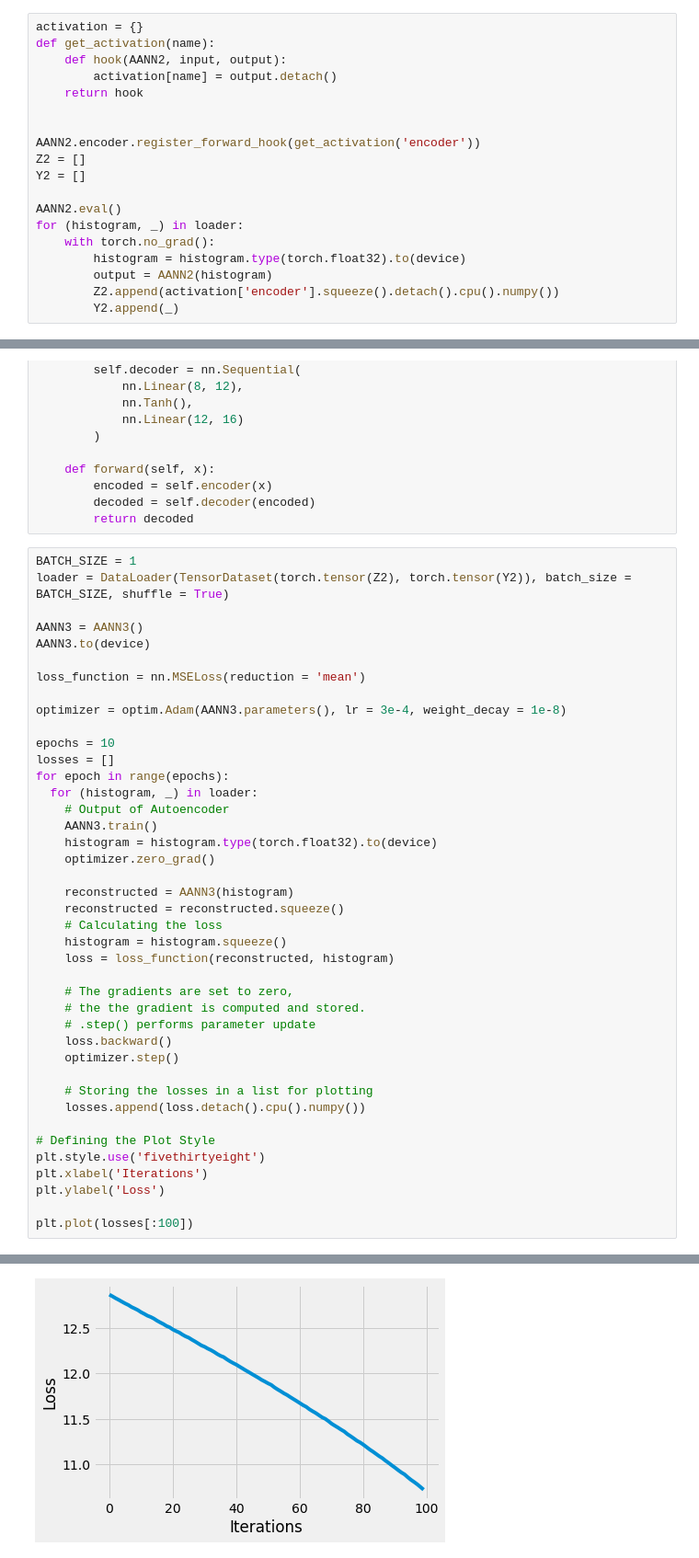
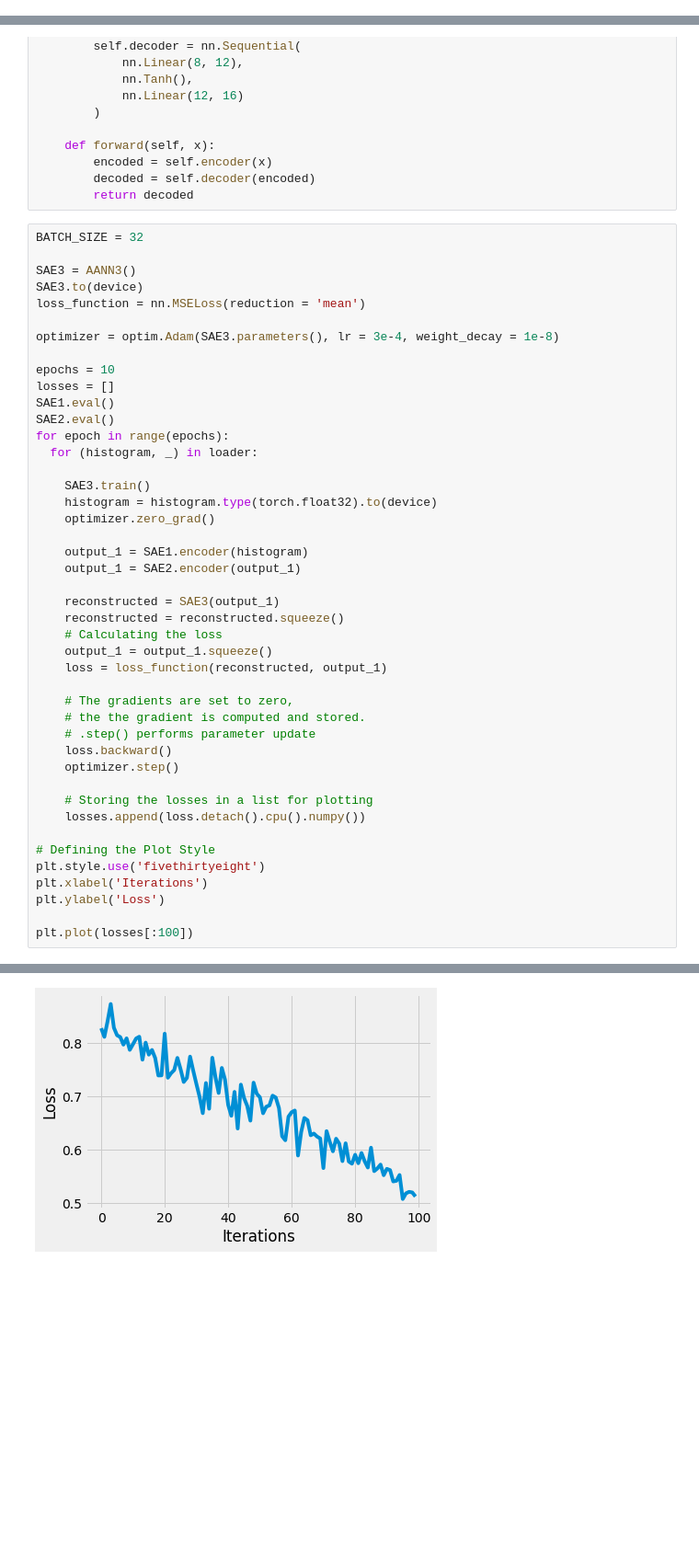
Before and after one commit to nehamjain10/CS6910_Assignments, a Jupyter notebook: Assignment_2/Assignment2Task2.ipynb, the cells around one changed output, grey strips where cells are left out. Shown at 92% size. Drawn from its saved outputs; the diff is of its cells as text; blank space fills up the shorter version.

```diff
--- a/Assignment_2/Assignment2Task2.ipynb
+++ b/Assignment_2/Assignment2Task2.ipynb
@@ -208,22 +186,3 @@ plt.plot(losses[:100])
-# %%
-activation = {}
-def get_activation(name):
-    def hook(AANN2, input, output):
-        activation[name] = output.detach()
-    return hook
-
-
-AANN2.encoder.register_forward_hook(get_activation('encoder'))
-Z2 = []
-Y2 = []
-
-AANN2.eval()
-for (histogram, _) in loader:
-    with torch.no_grad():
-        histogram = histogram.type(torch.float32).to(device)
-        output = AANN2(histogram)
-        Z2.append(activation['encoder'].squeeze().detach().cpu().numpy())
-        Y2.append(_)
 # %% [markdown]
 ## Training the third layer of autoencoder
 # %%
@@ -247,46 +206,49 @@ class AANN3(nn.Module):
         decoded = self.decoder(encoded)
         return decoded
 # %%
-BATCH_SIZE = 1
-loader = DataLoader(TensorDataset(torch.tensor(Z2), torch.tensor(Y2)), batch_size = BATCH_SIZE, shuffle = True)
+BATCH_SIZE = 32
 
-AANN3 = AANN3()
-AANN3.to(device)
-
+SAE3 = AANN3()
+SAE3.to(device)
 loss_function = nn.MSELoss(reduction = 'mean')
 
-optimizer = optim.Adam(AANN3.parameters(), lr = 3e-4, weight_decay = 1e-8)
+optimizer = optim.Adam(SAE3.parameters(), lr = 3e-4, weight_decay = 1e-8)
 
 epochs = 10
 losses = []
+SAE1.eval()
+SAE2.eval()
 for epoch in range(epochs):
   for (histogram, _) in loader:
-    # Output of Autoencoder
-    AANN3.train()
+
+    SAE3.train()
     histogram = histogram.type(torch.float32).to(device)
     optimizer.zero_grad()
 
-    reconstructed = AANN3(histogram)
+    output_1 = SAE1.encoder(histogram)
+    output_1 = SAE2.encoder(output_1)
+
+    reconstructed = SAE3(output_1)
     reconstructed = reconstructed.squeeze()
     # Calculating the loss
-    histogram = histogram.squeeze()
-    loss = loss_function(reconstructed, histogram)
+    output_1 = output_1.squeeze()
+    loss = loss_function(reconstructed, output_1)
 
     # The gradients are set to zero,
     # the the gradient is computed and stored.
     # .step() performs parameter update
     loss.backward()
     optimizer.step()
 
     # Storing the losses in a list for plotting
     losses.append(loss.detach().cpu().numpy())
 
 # Defining the Plot Style
 plt.style.use('fivethirtyeight')
 plt.xlabel('Iterations')
 plt.ylabel('Loss')
 
 plt.plot(losses[:100])
 # %% [output]
 [<matplotlib.lines.Line2D at 0x...>]
-[figure, old version]
+[figure, new version]
```
Also changed, not shown: parts of 7 cells of this notebook, 5 other files.
